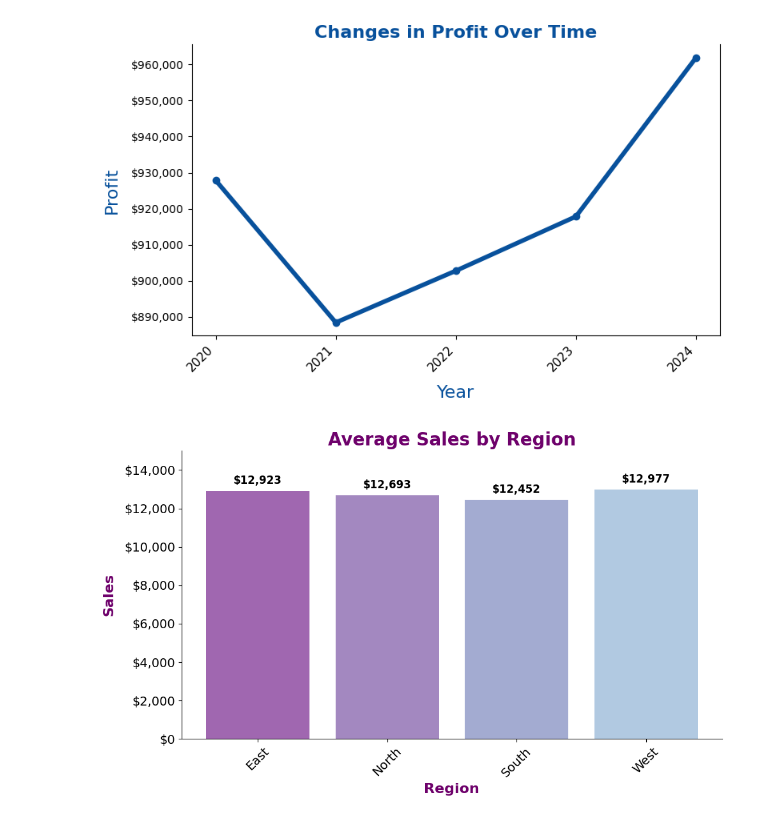
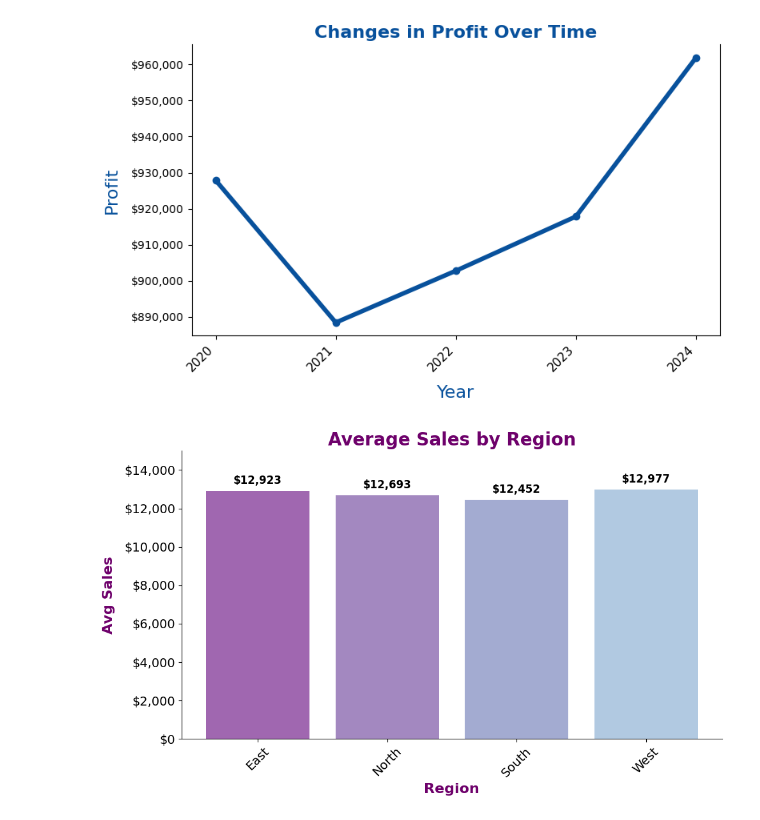
Before and after one commit to jfraz757/Data_Viz_Ethics_Challenge, a Jupyter notebook: data_viz_ethics_challenge.ipynb, the cells around one changed output. Drawn from its saved outputs; the diff is of its cells as text; code cells hidden in the pictures.

Commit message:
Added Avg to the Y-Label

```diff
--- a/data_viz_ethics_challenge.ipynb
+++ b/data_viz_ethics_challenge.ipynb
@@ -147,32 +147,32 @@ colors = ["#88419d","#8c6bb1","#8c96c6","#9ebcda",]
 
 bars = plt.bar(avg_sales["Region"], avg_sales["Sales"],
         color=colors, linewidth=3, alpha=0.8)
 plt.title("Average Sales by Region", fontsize=20, fontweight="bold", color="#6e016b")
 plt.xlabel("Region", fontsize=16, fontweight="bold", color="#6e016b")
-plt.ylabel("Sales", labelpad= 10, fontsize=16, fontweight="bold", color="#6e016b")
+plt.ylabel("Avg Sales", labelpad= 10, fontsize=16, fontweight="bold", color="#6e016b")
 plt.xticks(rotation=45, fontsize=14, color="black")
 plt.yticks(fontsize=14, color="black")
 plt.ylim(0, 15000)
 
 ax = plt.gca()
 ax.spines['top'].set_visible(False)
 ax.spines['right'].set_visible(False)
 ax.yaxis.set_major_formatter(ticker.StrMethodFormatter('${x:,.0f}'))
 ax.bar_label(bars, fmt='${:,.0f}', padding=5, fontsize=12, fontweight="bold", color="black")
 
 
 plt.tight_layout()
 plt.show()
 
 """
 ### Write your notes about bad chart #2 here:
 - There are too many lines on this grapgh. It is too busy.
 - The colors being used aren't accessible
 - The graphs Title is to sensationalized.
 - The Y-Axis and X-Axis labels do not need the extra "!!!!" or "$$$$$$"
 - There really isn't much variation in the sales of each region, add the total to the columns
 - The text colors should be more friendly on the eyes.
 """
 pass
 # %% [output]
-[figure, old version]
+[figure, new version]
```
